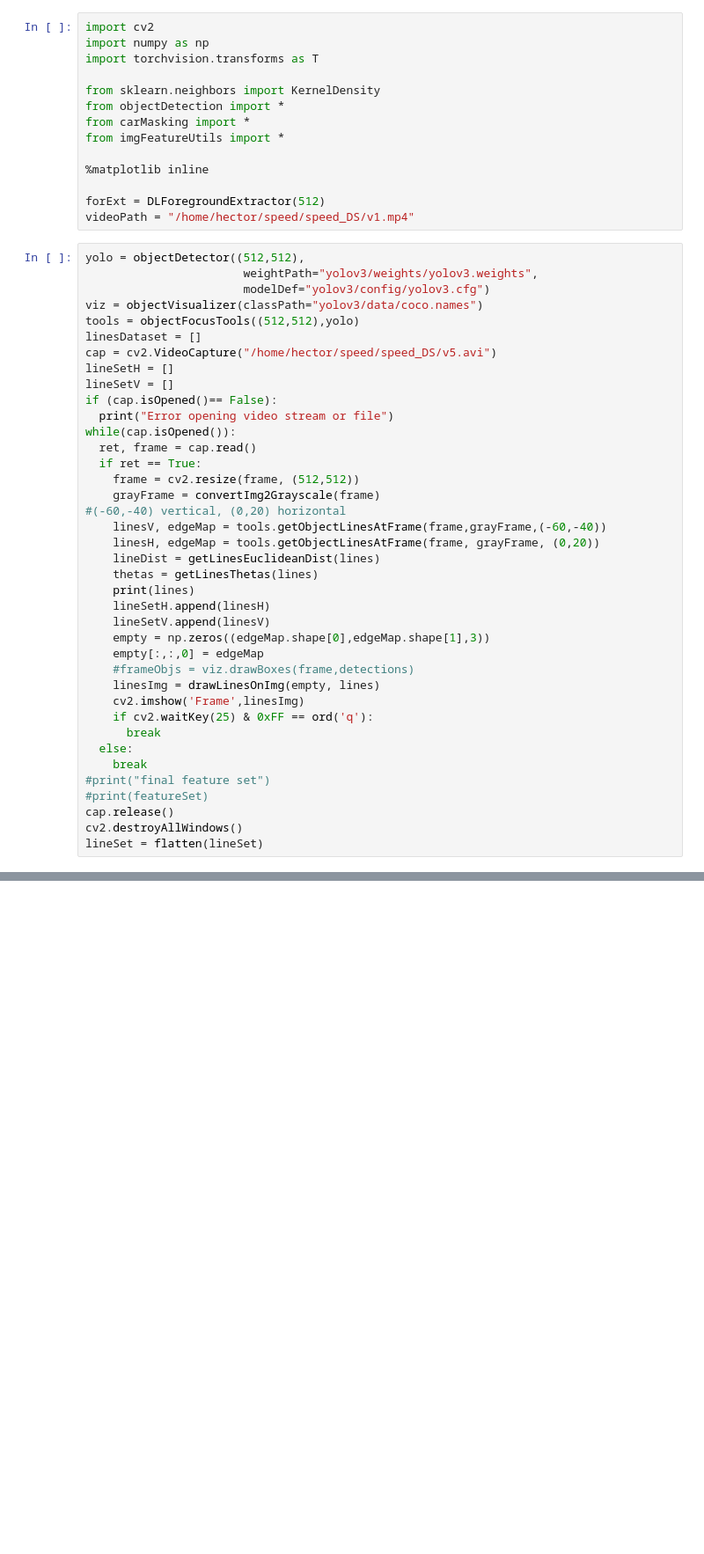
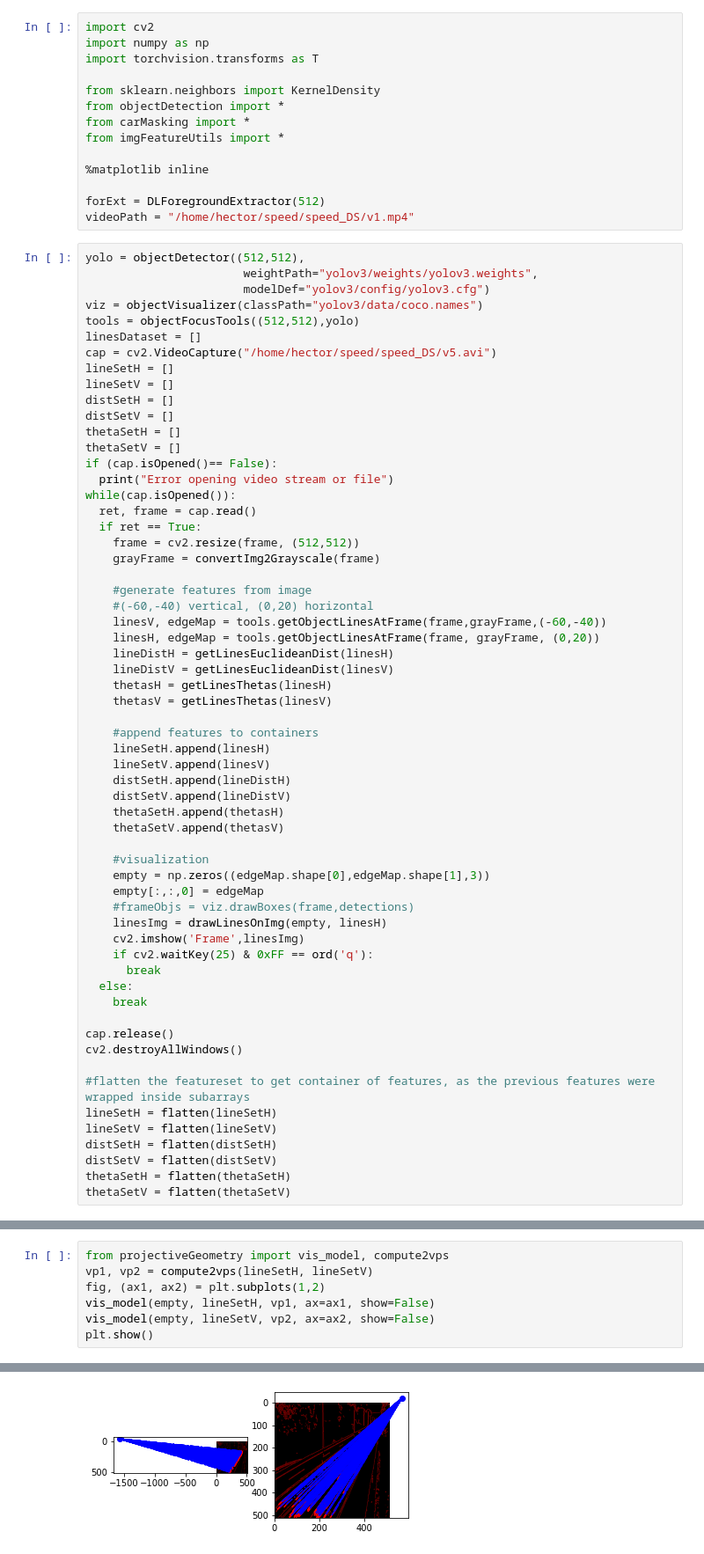
Before and after one commit to hector6298/titulacion_vehice_speed_estimation, a Jupyter notebook: main.ipynb, the cells around one changed output, grey strips where cells are left out. Shown: that part at 88% size. Saved outputs shown, nothing was run; the diff lists cells and outputs as text; blank space fills up the shorter version.

```diff
--- a/main.ipynb
+++ b/main.ipynb
@@ -36,6 +24,10 @@ linesDataset = []
 cap = cv2.VideoCapture("/home/hector/speed/speed_DS/v5.avi")
 lineSetH = []
 lineSetV = []
+distSetH = []
+distSetV = []
+thetaSetH = []
+thetaSetV = []
 if (cap.isOpened()== False):
   print("Error opening video stream or file")
 while(cap.isOpened()):
@@ -43,25 +35,42 @@ while(cap.isOpened()):
   if ret == True:
     frame = cv2.resize(frame, (512,512))
     grayFrame = convertImg2Grayscale(frame)
-#(-60,-40) vertical, (0,20) horizontal
+
+    #generate features from image
+    #(-60,-40) vertical, (0,20) horizontal
     linesV, edgeMap = tools.getObjectLinesAtFrame(frame,grayFrame,(-60,-40))
     linesH, edgeMap = tools.getObjectLinesAtFrame(frame, grayFrame, (0,20))
-    lineDist = getLinesEuclideanDist(lines)
-    thetas = getLinesThetas(lines)
-    print(lines)
+    lineDistH = getLinesEuclideanDist(linesH)
+    lineDistV = getLinesEuclideanDist(linesV)
+    thetasH = getLinesThetas(linesH)
+    thetasV = getLinesThetas(linesV)
+
+    #append features to containers
     lineSetH.append(linesH)
     lineSetV.append(linesV)
+    distSetH.append(lineDistH)
+    distSetV.append(lineDistV)
+    thetaSetH.append(thetasH)
+    thetaSetV.append(thetasV)
+
+    #visualization
     empty = np.zeros((edgeMap.shape[0],edgeMap.shape[1],3))
     empty[:,:,0] = edgeMap
     #frameObjs = viz.drawBoxes(frame,detections)
-    linesImg = drawLinesOnImg(empty, lines)
+    linesImg = drawLinesOnImg(empty, linesH)
     cv2.imshow('Frame',linesImg)
     if cv2.waitKey(25) & 0xFF == ord('q'):
       break
   else:
     break
-#print("final feature set")
-#print(featureSet)
+
 cap.release()
 cv2.destroyAllWindows()
-lineSet = flatten(lineSet)
+
+#flatten the featureset to get container of features, as the previous features were wrapped inside subarrays
+lineSetH = flatten(lineSetH)
+lineSetV = flatten(lineSetV)
+distSetH = flatten(distSetH)
+distSetV = flatten(distSetV)
+thetaSetH = flatten(thetaSetH)
+thetaSetV = flatten(thetaSetV)
@@ -101,0 +104,8 @@ WARNING:matplotlib.image:Clipping input data to the valid range for imshow with
+# %%
+from projectiveGeometry import vis_model, compute2vps
+vp1, vp2 = compute2vps(lineSetH, lineSetV)
+fig, (ax1, ax2) = plt.subplots(1,2)
+vis_model(empty, lineSetH, vp1, ax=ax1, show=False)
+vis_model(empty, lineSetV, vp2, ax=ax2, show=False)
+plt.show()
+# %% [output]
@@ -101,0 +114 @@ WARNING:matplotlib.image:Clipping input data to the valid range for imshow with
+[figure, added]
```
Also changed, not shown: parts of 10 cells of this notebook, 4 other files.
